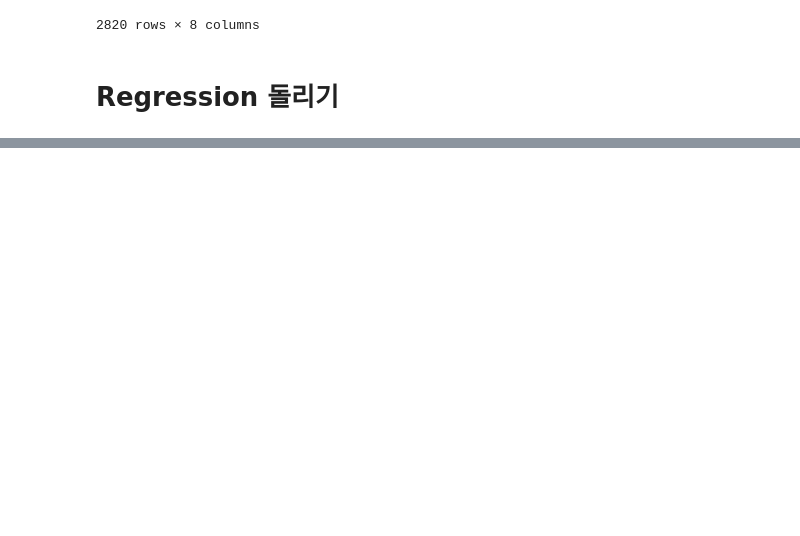
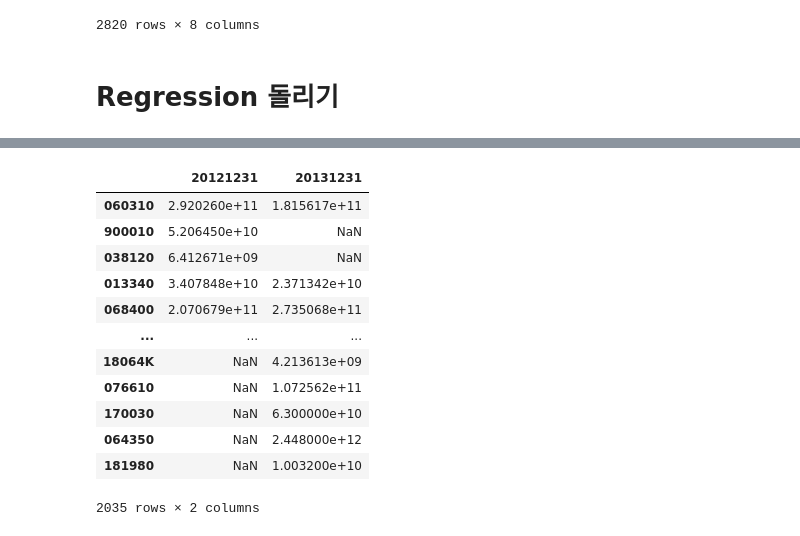
Before and after one commit to Eternity402/Factor_Investing, a Jupyter notebook: Sirius_API.ipynb, the cells around one changed output, grey strips where cells are left out. Drawn from its saved outputs; the diff is of its cells as text; code cells hidden in the pictures; blank space fills up the shorter version.

```diff
--- a/Sirius_API.ipynb
+++ b/Sirius_API.ipynb
@@ -744,0 +724,16 @@ def get_factor_on_date_by_mask(mask, term = 'd', winsorize_limits = 0.01, weight
+# %%
+size[0]
+# %% [output]
+|  | 20121231 | 20131231 |
+| 060310 | 2.920260e+11 | 1.815617e+11 |
+| 900010 | 5.206450e+10 | NaN |
+| 038120 | 6.412671e+09 | NaN |
+| 013340 | 3.407848e+10 | 2.371342e+10 |
+| 068400 | 2.070679e+11 | 2.735068e+11 |
+| ... | ... | ... |
+| 18064K | NaN | 4.213613e+09 |
+| 076610 | NaN | 1.072562e+11 |
+| 170030 | NaN | 6.300000e+10 |
+| 064350 | NaN | 2.448000e+12 |
+| 181980 | NaN | 1.003200e+10 |
+2035 rows × 2 columns
```
Also changed, not shown: parts of 20 cells of this notebook.
